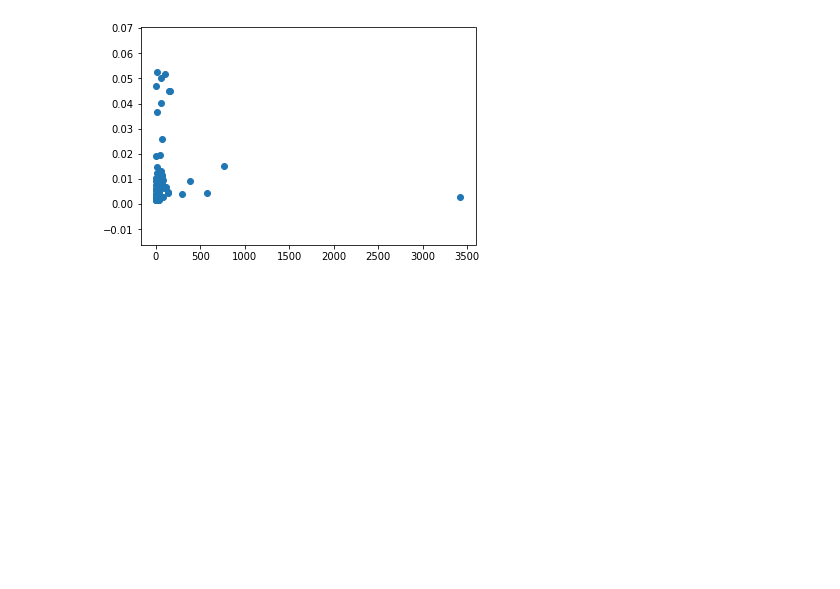
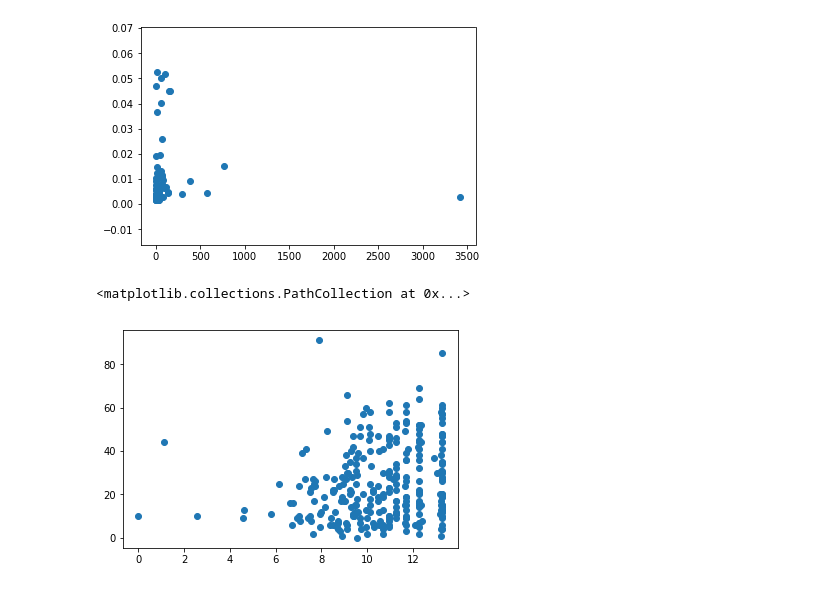
Before and after one commit to mjkern/RedditSubcultures, a Jupyter notebook: Data Cleaning and Augmentation.ipynb, the cells around one changed output. Drawn from its saved outputs; the diff is of its cells as text; code cells hidden in the pictures; blank space fills up the shorter version.

Commit message:
graph seems to confirm novelty

```diff
--- a/Data Cleaning and Augmentation.ipynb
+++ b/Data Cleaning and Augmentation.ipynb
@@ -292,3 +292,8 @@ plt.scatter(x=users['mean_length_submissions'], y=users['pagerank'])
 plt.show()
 # %% [output]
 [figure]
+# %%
+plt.scatter(x=submissions['novelty'], y=submissions['score'])
+# %% [output]
+<matplotlib.collections.PathCollection at 0x...>
+[figure, added]
```
